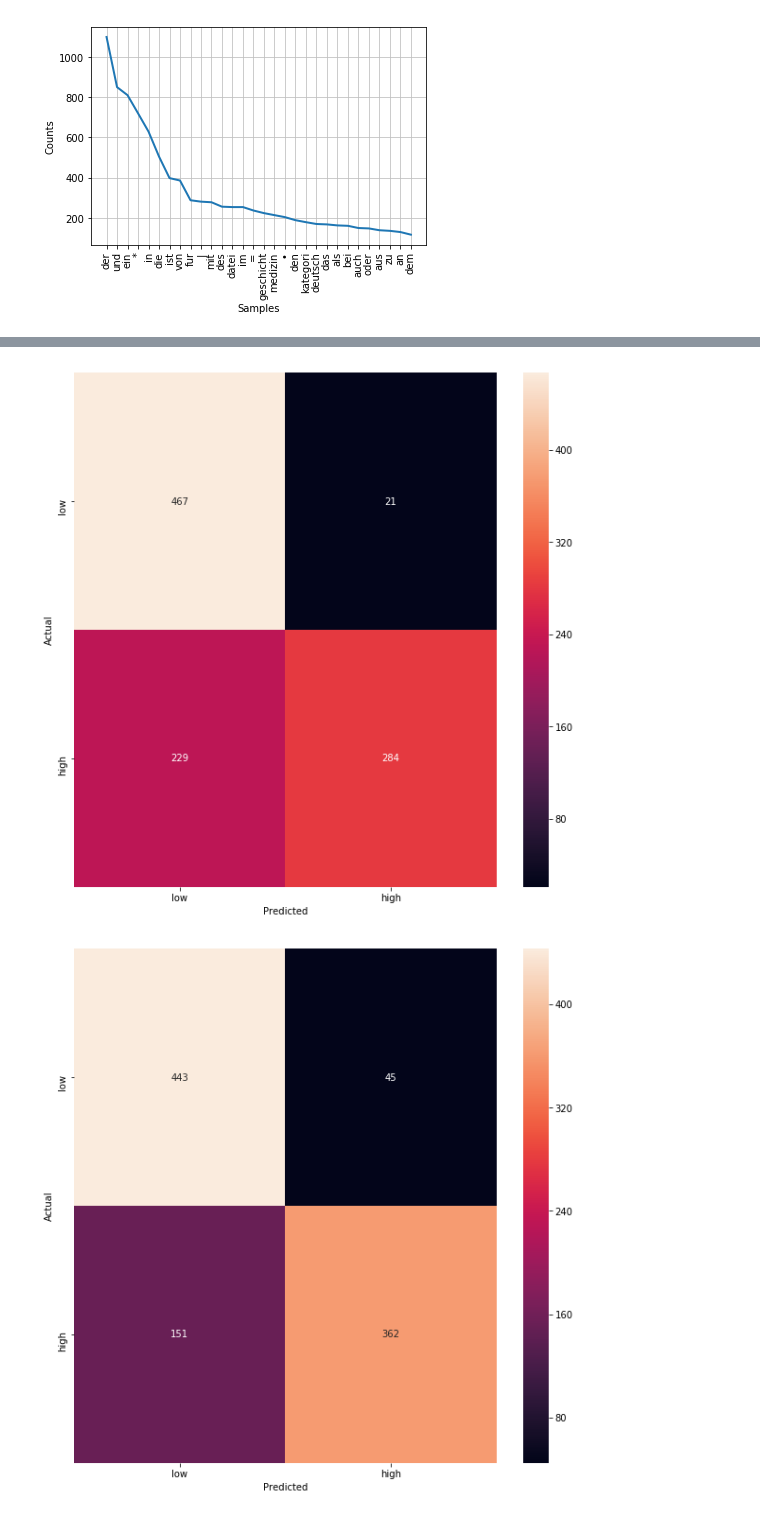
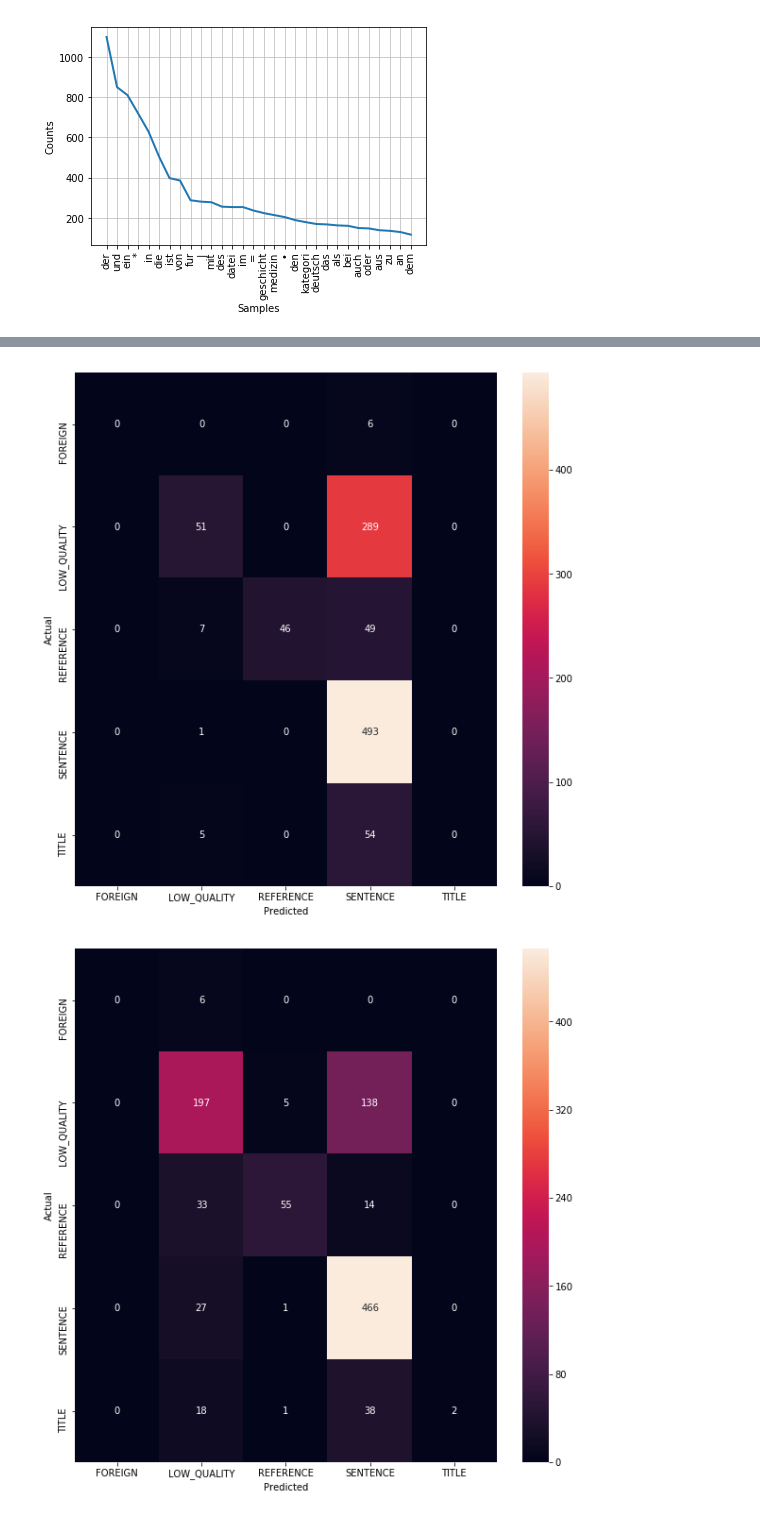
Before and after one commit to eonum/medtextcollector, a Jupyter notebook: sentence_quality_classifier.ipynb, the cells around one changed output, grey strips where cells are left out. Saved outputs shown, nothing was run; the diff lists cells and outputs as text; code cells hidden in the pictures.

Commit message:
Add TF-IDF features and fix confusion matrix plots.

```diff
--- a/sentence_quality_classifier.ipynb
+++ b/sentence_quality_classifier.ipynb
@@ -52,13 +52,14 @@ tokenizer = get_tokenizer(config_dict['tokenizer'])
 import pandas as pd
 
 data = pd.read_csv(config['train_file'])
+data = data.sample(frac=1).reset_index(drop=True)
 # %%
 # set targets
 
 data.groupby('Klassierung').Klassierung.count().plot.bar()
 
-data['label'] = pd.Series(['high' if a else 'low' for a in data['Klassierung'].isin(['SENTENCE'])], index=data.index)
-# data['label'] = pd.Series(data['Klassierung'], index=data.index)
+#data['label'] = pd.Series(['high' if a else 'low' for a in data['Klassierung'].isin(['SENTENCE'])], index=data.index)
+data['label'] = pd.Series(data['Klassierung'], index=data.index)
 
 # set label / classes
 classes = list(data['label'].unique())
@@ -110,6 +111,10 @@ fd.plot(30,cumulative=False)
 # set input data
 
 import numpy as np
+from sklearn.feature_extraction.text import TfidfVectorizer
+
+tfidf = TfidfVectorizer(sublinear_tf=True, min_df=8, norm='l2', encoding='utf8', ngram_range=(2, 2), stop_words='english')
+tfidf = tfidf.fit(data.Satz)
 
 fd = nltk.FreqDist(tokens_h + tokens_l)
 
@@ -123,7 +128,9 @@ def convert_sentence_to_input(s):
     words = [fd_words.freq(w) for w in voc_words]
     chars = [fd_chars.freq(c) for c in voc_chars]
 
-    return np.array(words + chars, dtype=np.float32)
+    tfidf_features = list(tfidf.transform([s]).toarray()[0])
+
+    return np.array(words + chars + tfidf_features, dtype=np.float32)
 
 data['input'] = pd.Series([[convert_sentence_to_input(s)] for s in data['Satz']], index=data.index)
 data.head()
@@ -155,10 +155,13 @@ models = [
     SVC(kernel='linear', gamma=2),
     # SVC(kernel='poly', gamma=2),
     SVC(kernel='rbf', gamma=2),
-    MLPClassifier(solver='lbfgs', alpha=1e-5, hidden_layer_sizes=(8), random_state=1)
+    MLPClassifier(solver='lbfgs', alpha=1e-5, hidden_layer_sizes=(8), random_state=1),
+    MLPClassifier(solver='lbfgs', alpha=1e-5, hidden_layer_sizes=(16), random_state=1)
 ]
 
-X_train, X_test, y_train, y_test = train_test_split(np.array([e[0] for e in data['input']]), data['label'], random_state = 0)
+X_train, X_test, y_train, y_test = train_test_split(np.array([e[0] for e in data['input']]), data['label'], random_state = 2)
+
+print(X_train.shape)
 
 # count_vect = CountVectorizer()
 # X_train_counts = count_vect.fit_transform(X_train)
@@ -183,7 +190,7 @@ for model in models:
 
     fig, ax = plt.subplots(figsize=(10,10))
     sns.heatmap(conf_mat, annot=True, fmt='d',
-                xticklabels=classes, yticklabels=classes)
+                xticklabels=model.classes_, yticklabels=model.classes_)
     plt.ylabel('Actual')
     plt.xlabel('Predicted')
     # plt.show()
@@ -197,2 +205,2 @@ MLPClassifier: 0.826173826174
-[figure, old version]
+[figure, new version]
-[figure, old version]
+[figure, new version]
```
Also changed, not shown: parts of 4 cells of this notebook.
